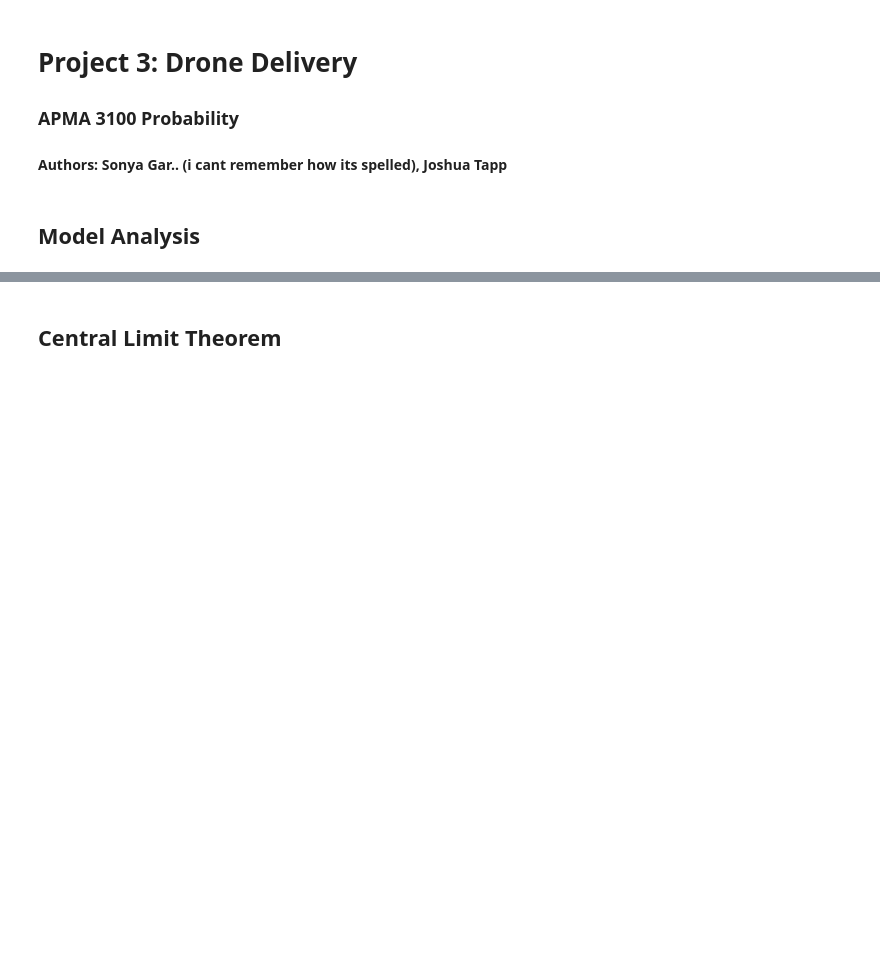
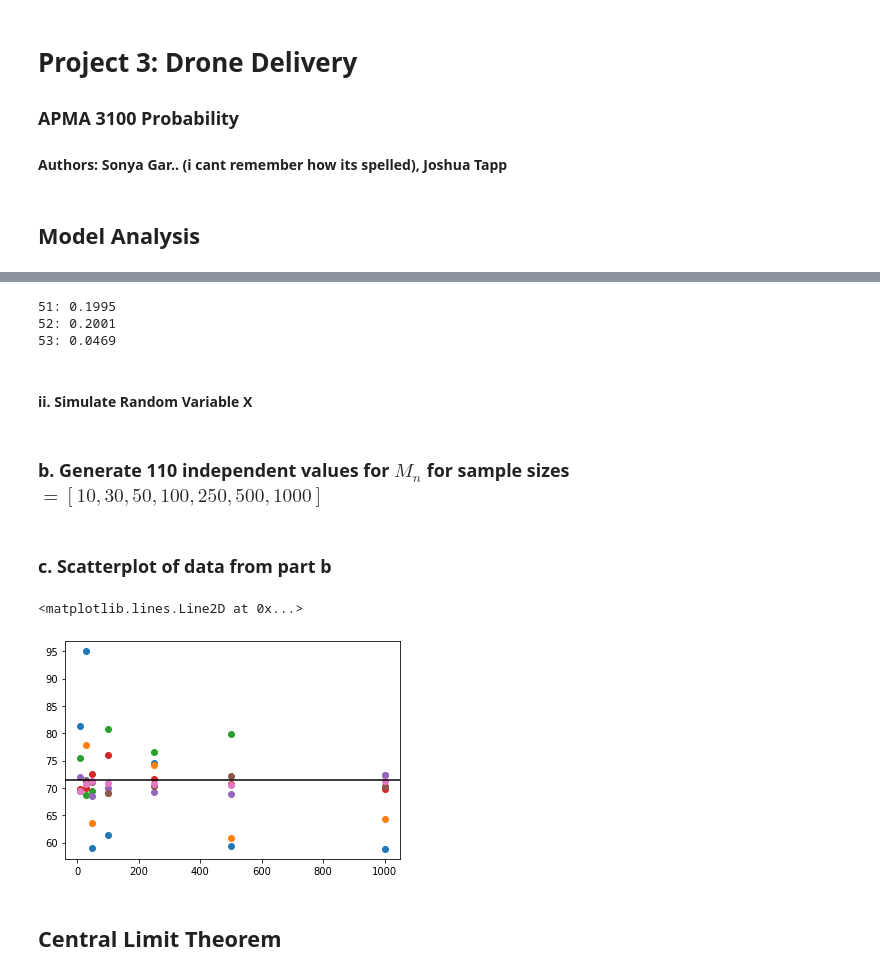
Before and after one commit to JoshuaTapp/APMA3100-Probability, a Jupyter notebook: APMA3100_project3.ipynb, the cells around one changed output, grey strips where cells are left out. Cells and saved outputs as stored; diff of their text form; code cells hidden in the pictures; blank space fills up the shorter version.

Commit message:
part2 part a/b done
part 2, part a and b finished.
part c is almost done. Just need to figure out how to properly plot all 770 data points. Currently only allowing 49 data points to be plotted.

```diff
--- a/APMA3100_project3.ipynb
+++ b/APMA3100_project3.ipynb
@@ -30,2 +33,55 @@ graphCircles()
+# %%
+rand = randomGen()
+for x in range(53):
+    r = next(rand)
+    if(x > 49):
+        print(format('%i: %3.4f' %(x+1, r)))
+# Generate the 51, 52, 53 random number from our given parameters
+# %% [output]
+51: 0.1995
+52: 0.2001
+53: 0.0469
+# %% [markdown]
+#### ii. Simulate Random Variable X
+# %%
+rd = randomGen()
+def simulateX():
+    p = next(rd)
+    return inverseCDF(57, p)
+
+def NsimulateX(n):
+    total = 0
+    for i in range(n):
+        total+= simulateX()
+    return total/n
+# %% [markdown]
+### b. Generate 110 independent values for $M_n$ for sample sizes $=[10, 30, 50, 100, 250, 500, 1000]$
+# %%
+def Mn110(n):
+    values = []
+    for i in range(110):
+        values.append(NsimulateX(n))
+    return values
+sampleSizes = [10, 30, 50, 100, 250, 500, 1000]
+simulatedValues = []
+for x in sampleSizes:
+    simulatedValues.append(Mn110(x))
+# %% [markdown]
+### c. Scatterplot of data from part b
+# %%
+plt.scatter(sampleSizes, simulatedValues[0][0:7])
+plt.scatter(sampleSizes, simulatedValues[1][0:7])
+plt.scatter(sampleSizes, simulatedValues[2][0:7])
+plt.scatter(sampleSizes, simulatedValues[3][0:7])
+plt.scatter(sampleSizes, simulatedValues[4][0:7])
+plt.scatter(sampleSizes, simulatedValues[5][0:7])
+plt.scatter(sampleSizes, simulatedValues[6][0:7])
+
+mean = np.sqrt(np.pi / (2*pow(1/57, 2)))
+plt.axhline(mean, color='black')
+# Need to look up how to properly plot all datapoints. Will only allow me to plot 7 data points per sample size
+# %% [output]
+<matplotlib.lines.Line2D at 0x...>
+[figure, added]
 # %% [markdown]
 ## Central Limit Theorem
```
Also changed, not shown: parts of 9 cells of this notebook.
